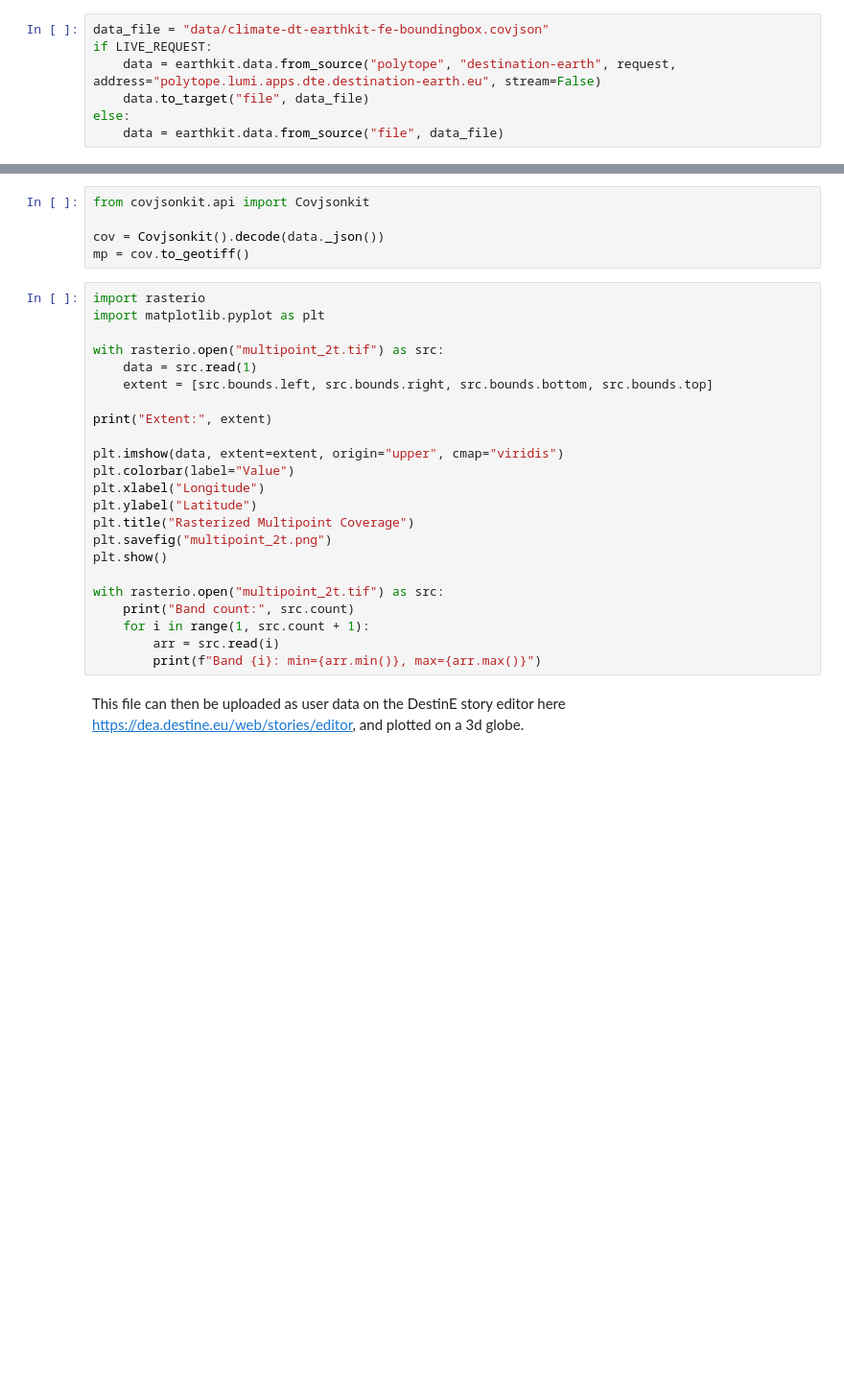
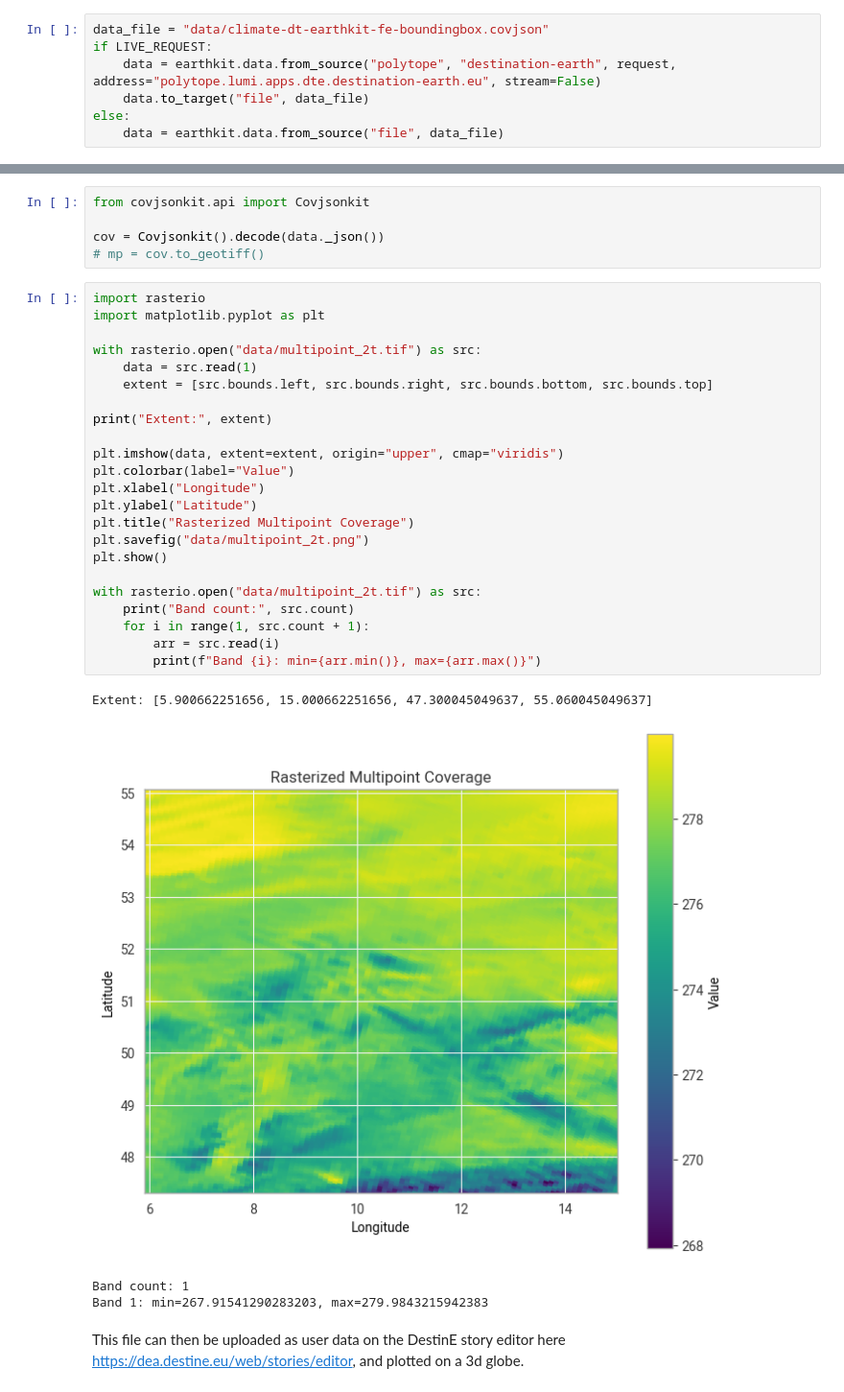
Before and after one commit to trackow/polytope-examples, a Jupyter notebook: climate-dt/climate-dt-earthkit-geotiff.ipynb, the cells around one changed output, grey strips where cells are left out. Shown at 96% size. Drawn from its saved outputs; the diff is of its cells as text; blank space fills up the shorter version.

```diff
--- a/climate-dt/climate-dt-earthkit-geotiff.ipynb
+++ b/climate-dt/climate-dt-earthkit-geotiff.ipynb
@@ -88,30 +108,35 @@ chart.show()
 from covjsonkit.api import Covjsonkit
 
 cov = Covjsonkit().decode(data._json())
-mp = cov.to_geotiff()
+# mp = cov.to_geotiff()
 # %%
 import rasterio
 import matplotlib.pyplot as plt
 
-with rasterio.open("multipoint_2t.tif") as src:
+with rasterio.open("data/multipoint_2t.tif") as src:
     data = src.read(1)
     extent = [src.bounds.left, src.bounds.right, src.bounds.bottom, src.bounds.top]
 
 print("Extent:", extent)
 
 plt.imshow(data, extent=extent, origin="upper", cmap="viridis")
 plt.colorbar(label="Value")
 plt.xlabel("Longitude")
 plt.ylabel("Latitude")
 plt.title("Rasterized Multipoint Coverage")
-plt.savefig("multipoint_2t.png")
+plt.savefig("data/multipoint_2t.png")
 plt.show()
 
-with rasterio.open("multipoint_2t.tif") as src:
+with rasterio.open("data/multipoint_2t.tif") as src:
     print("Band count:", src.count)
     for i in range(1, src.count + 1):
         arr = src.read(i)
         print(f"Band {i}: min={arr.min()}, max={arr.max()}")
+# %% [output]
+Extent: [5.900662251656, 15.000662251656, 47.300045049637, 55.060045049637]
+[figure, added]
+Band count: 1
+Band 1: min=267.91541290283203, max=279.9843215942383
 # %% [markdown]
 This file can then be uploaded as user data on the DestinE story editor here https://dea.destine.eu/web/stories/editor, and plotted on a 3d globe.
 # %% [markdown]
```
Also changed, not shown: parts of 7 cells of this notebook, 29 other files.
